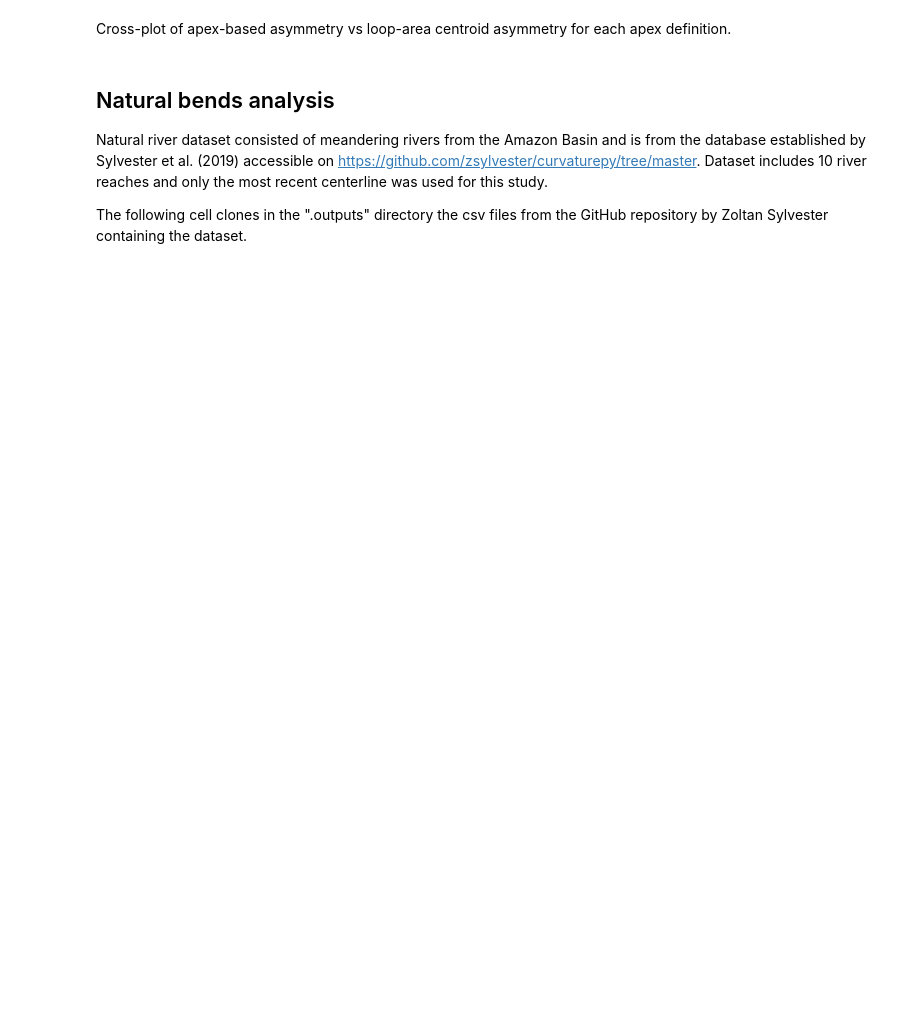
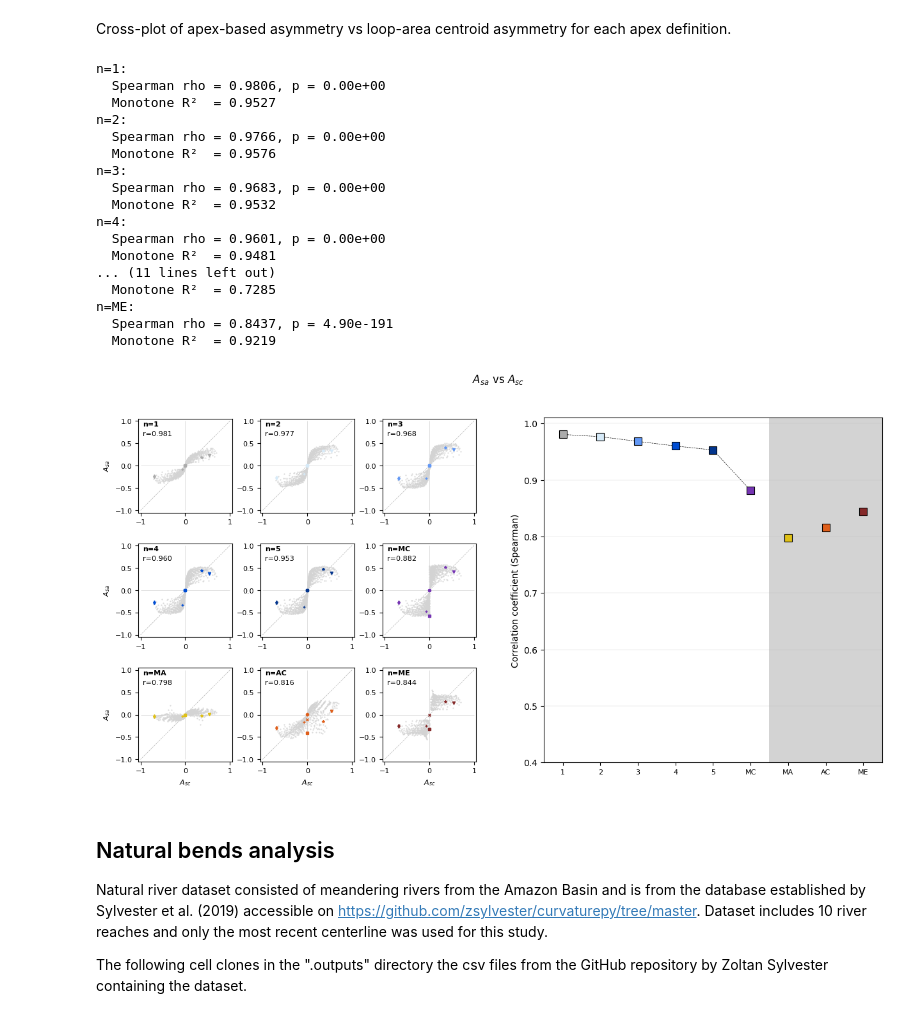
Before and after one commit to martin-lemay/pyBenD, a Jupyter notebook: notebooks/bend_apex_detection.ipynb, the cells around one changed output. Drawn from its saved outputs; the diff is of its cells as text; code cells hidden in the pictures; blank space fills up the shorter version.

```diff
--- a/notebooks/bend_apex_detection.ipynb
+++ b/notebooks/bend_apex_detection.ipynb
@@ -712,7 +774,7 @@ for i in range(9):
 
     # Highlight the 8 reference bends
     for j in range(len(bend_coords)):
-        if np.isfinite(df_synth["Asymmetry", n][j]) and np.isfinite(asc_ref[j]):
+        if np.isfinite(df_synth["Asymmetry", n][j]) and np.isfinite(asc_ref[j]) and not (n_labels[i] == "ME" and df_synth["Asymmetry", n][j] == -1):
             ax.plot(asc_ref[j], df_synth["Asymmetry", n][j],
                     marker=bend_markers[j], color=n_colors[i], markersize=3)
 
@@ -744,43 +806,52 @@ for i in range(9):
     #        transform=ax.transAxes)
 
     print(f"n={n_labels[i]}:")
     print(f"  Spearman rho = {spearman[0]:.4f}, p = {spearman[1]:.2e}")
     print(f"  Monotone R²  = {r2_monotone_centroid[i]:.4f}")
 
-    # For ME: recompute excluding Asa == -1
-    if n_labels[i] == "ME":
-        mask_no_minus1 = mask_i & (asymmetry_apex_all[:, i] != -1)
-        n_excluded = mask_i.sum() - mask_no_minus1.sum()
-        spearman_no_minus1 = spearmanr(
-            asymmetry_centroid_all[mask_no_minus1],
-            asymmetry_apex_all[mask_no_minus1, i])
-        print(f"  ME excluding Asa=-1 ({n_excluded} pts removed):")
-        print(f"    Spearman rho = {spearman_no_minus1[0]:.4f}, "
-              f"p = {spearman_no_minus1[1]:.2e}")
 
     fig.add_subplot(ax)
 
 # Summary plot
 ax = plt.Subplot(fig, outer[1])
 xticks = np.arange(len(n_labels))
 ax.plot(xticks[:6], correl_coeff_centroid[:6], 'k--', linewidth=0.5)
 for i in range(9):
     ax.plot(xticks[i], correl_coeff_centroid[i], 's',
             color=n_colors[i], markersize=8, markeredgecolor='k', markeredgewidth=0.8)
 
 patch = plt.Rectangle((5.5, 0), 3, 1.05, lw=0, ec="none", fc="lightgray")
 ax.add_patch(patch)
 
 ax.set_xticks(xticks, n_labels, fontsize=8)
 ax.set_ylabel("Correlation coefficient (Spearman)")
 ax.set_ylim(0.4, 1.01)
 ax.set_xlim(-0.5, 8.5)
 ax.grid(axis='y', linewidth=0.3, alpha=0.5)
 fig.add_subplot(ax)
 
 plt.suptitle(r"$A_{sa}$ vs $A_{sc}$")
 plt.savefig(fig_path + "apex_vs_centroid_asymmetry_synth_bend.svg")
 plt.show()
+# %% [output]
+n=1:
+  Spearman rho = 0.9806, p = 0.00e+00
+  Monotone R²  = 0.9527
+n=2:
+  Spearman rho = 0.9766, p = 0.00e+00
+  Monotone R²  = 0.9576
+n=3:
+  Spearman rho = 0.9683, p = 0.00e+00
+  Monotone R²  = 0.9532
+n=4:
+  Spearman rho = 0.9601, p = 0.00e+00
+  Monotone R²  = 0.9481
+... (11 lines left out)
+  Monotone R²  = 0.7285
+n=ME:
+  Spearman rho = 0.8437, p = 4.90e-191
+  Monotone R²  = 0.9219
+[figure, added]
 # %% [markdown]
 ## Natural bends analysis
 Natural river dataset consisted of meandering rivers from the Amazon Basin and is from the database established by Sylvester et al. (2019)  accessible on https://github.com/zsylvester/curvaturepy/tree/master. Dataset includes 10 river reaches and only the most recent centerline was used for this study.
```
Also changed, not shown: parts of 30 cells of this notebook.
